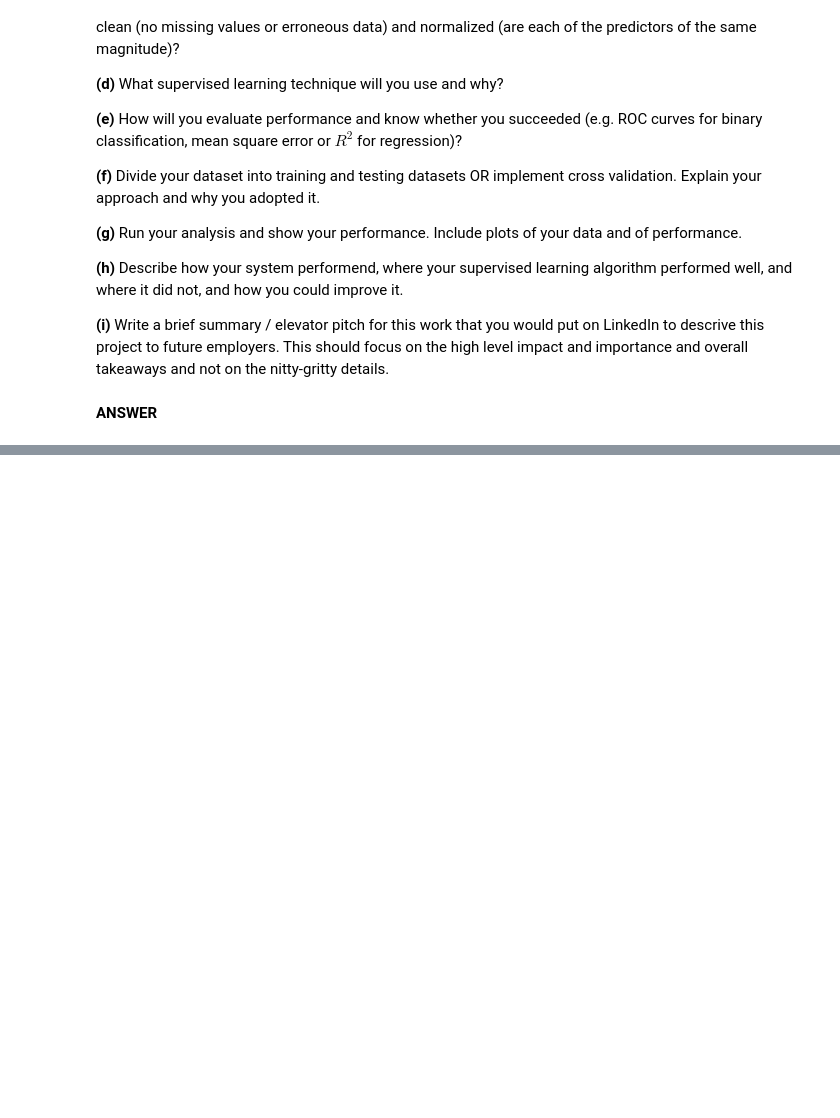
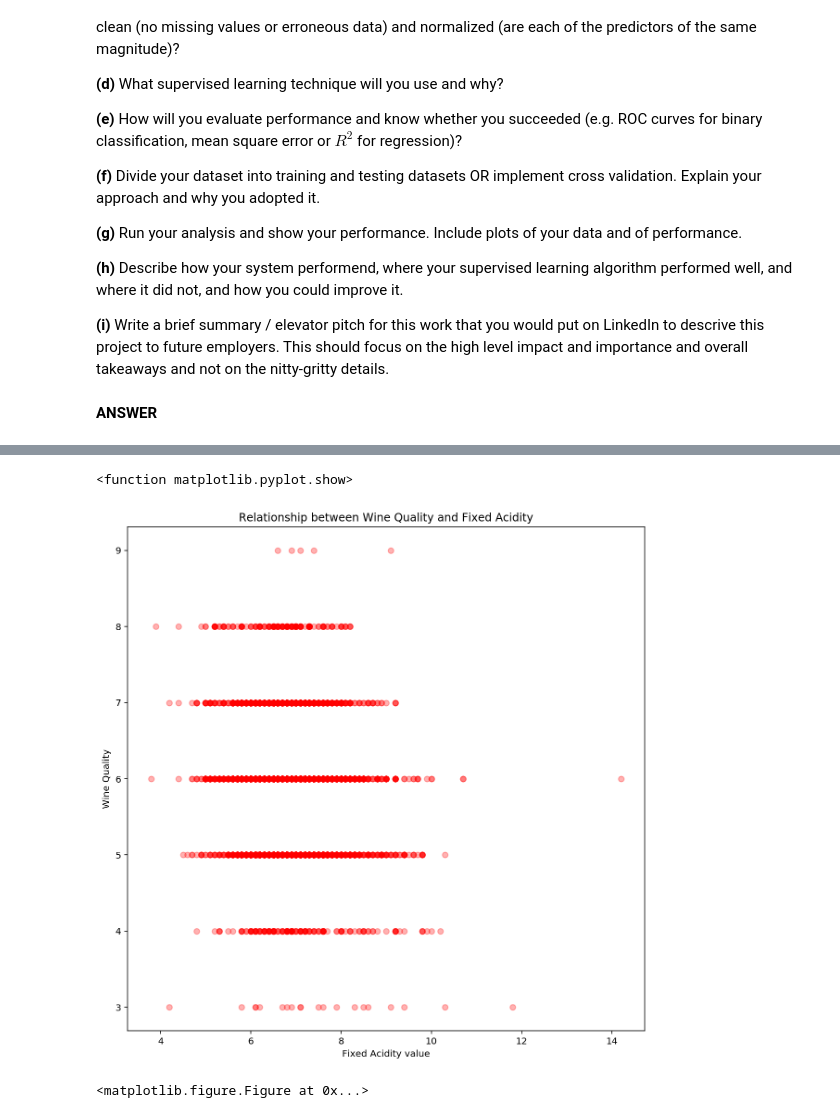
Before and after one commit to y-ke/machine-learning-course, a Jupyter notebook: Assignment 3.ipynb, the cells around one changed output, grey strips where cells are left out. Cells and saved outputs as stored; diff of their text form; code cells hidden in the pictures; blank space fills up the shorter version.

```diff
--- a/Assignment 3.ipynb
+++ b/Assignment 3.ipynb
@@ -454,0 +491,12 @@ v Does your dataset require any preprocessing: is it clean (no missing values or
+# %%
+fa = np.asarray(data_arr[:,0])
+plt.scatter(fa, quality, c="r",alpha =.3)
+plt.title("Relationship between Wine Quality and Fixed Acidity")
+plt.ylabel('Wine Quality')
+plt.xlabel('Fixed Acidity value')
+plt.figure(figsize=(20,20))
+plt.show
+# %% [output]
+<function matplotlib.pyplot.show>
+[figure, added]
+<matplotlib.figure.Figure at 0x...>
```
Also changed, not shown: parts of 31 cells of this notebook.
